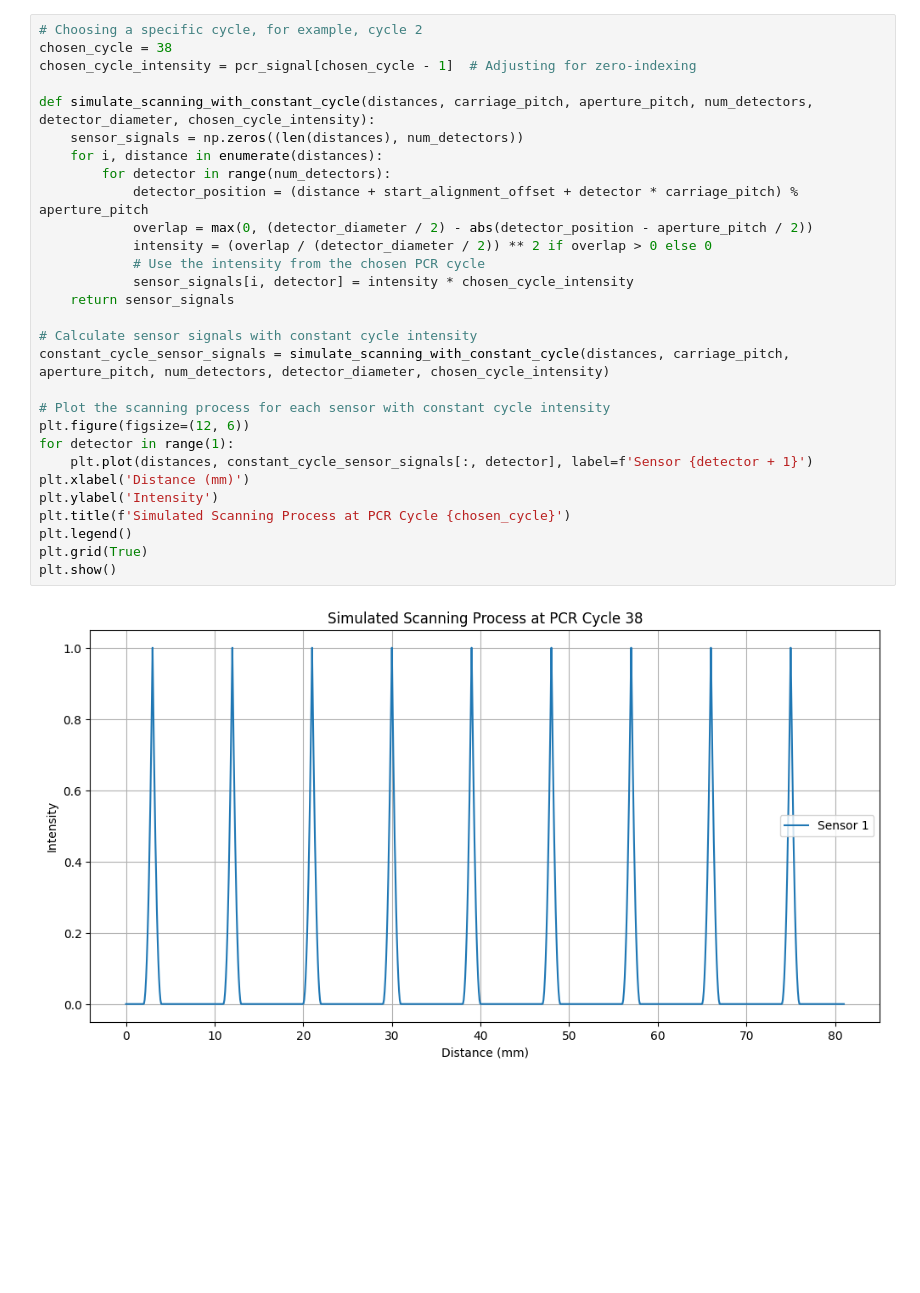
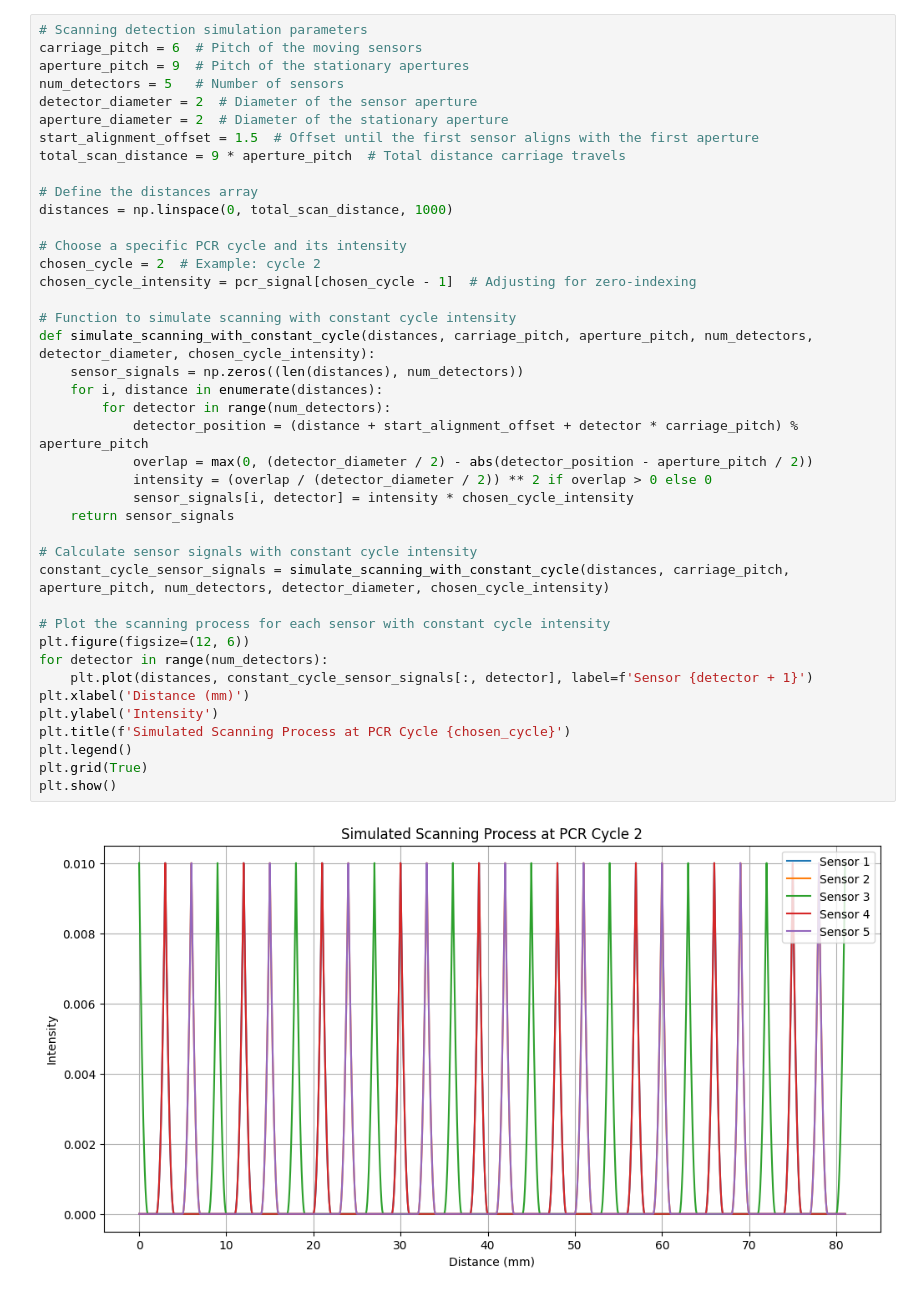
Before and after one commit to aqsnyder/cortex_m4_goerztel, a Jupyter notebook: five9_scan_simulation.ipynb, the cells around one changed output. Saved outputs shown, nothing was run; the diff lists cells and outputs as text; blank space fills up the shorter version.

Commit message:
ending for the night - scanning sim

```diff
--- a/five9_scan_simulation.ipynb
+++ b/five9_scan_simulation.ipynb
@@ -47,31 +106,43 @@ plt.show()
 # %%
-# Choosing a specific cycle, for example, cycle 2
-chosen_cycle = 38
+# Scanning detection simulation parameters
+carriage_pitch = 6  # Pitch of the moving sensors
+aperture_pitch = 9  # Pitch of the stationary apertures
+num_detectors = 5   # Number of sensors
+detector_diameter = 2  # Diameter of the sensor aperture
+aperture_diameter = 2  # Diameter of the stationary aperture
+start_alignment_offset = 1.5  # Offset until the first sensor aligns with the first aperture
+total_scan_distance = 9 * aperture_pitch  # Total distance carriage travels
+
+# Define the distances array
+distances = np.linspace(0, total_scan_distance, 1000)
+
+# Choose a specific PCR cycle and its intensity
+chosen_cycle = 2  # Example: cycle 2
 chosen_cycle_intensity = pcr_signal[chosen_cycle - 1]  # Adjusting for zero-indexing
 
+# Function to simulate scanning with constant cycle intensity
 def simulate_scanning_with_constant_cycle(distances, carriage_pitch, aperture_pitch, num_detectors, detector_diameter, chosen_cycle_intensity):
     sensor_signals = np.zeros((len(distances), num_detectors))
     for i, distance in enumerate(distances):
         for detector in range(num_detectors):
             detector_position = (distance + start_alignment_offset + detector * carriage_pitch) % aperture_pitch
             overlap = max(0, (detector_diameter / 2) - abs(detector_position - aperture_pitch / 2))
             intensity = (overlap / (detector_diameter / 2)) ** 2 if overlap > 0 else 0
-            # Use the intensity from the chosen PCR cycle
             sensor_signals[i, detector] = intensity * chosen_cycle_intensity
     return sensor_signals
 
 # Calculate sensor signals with constant cycle intensity
 constant_cycle_sensor_signals = simulate_scanning_with_constant_cycle(distances, carriage_pitch, aperture_pitch, num_detectors, detector_diameter, chosen_cycle_intensity)
 
 # Plot the scanning process for each sensor with constant cycle intensity
 plt.figure(figsize=(12, 6))
-for detector in range(1):
+for detector in range(num_detectors):
     plt.plot(distances, constant_cycle_sensor_signals[:, detector], label=f'Sensor {detector + 1}')
 plt.xlabel('Distance (mm)')
 plt.ylabel('Intensity')
 plt.title(f'Simulated Scanning Process at PCR Cycle {chosen_cycle}')
 plt.legend()
 plt.grid(True)
 plt.show()
 # %% [output]
-[figure, old version]
+[figure, new version]
```
Also changed, not shown: parts of 2 cells of this notebook, 1 other file.
